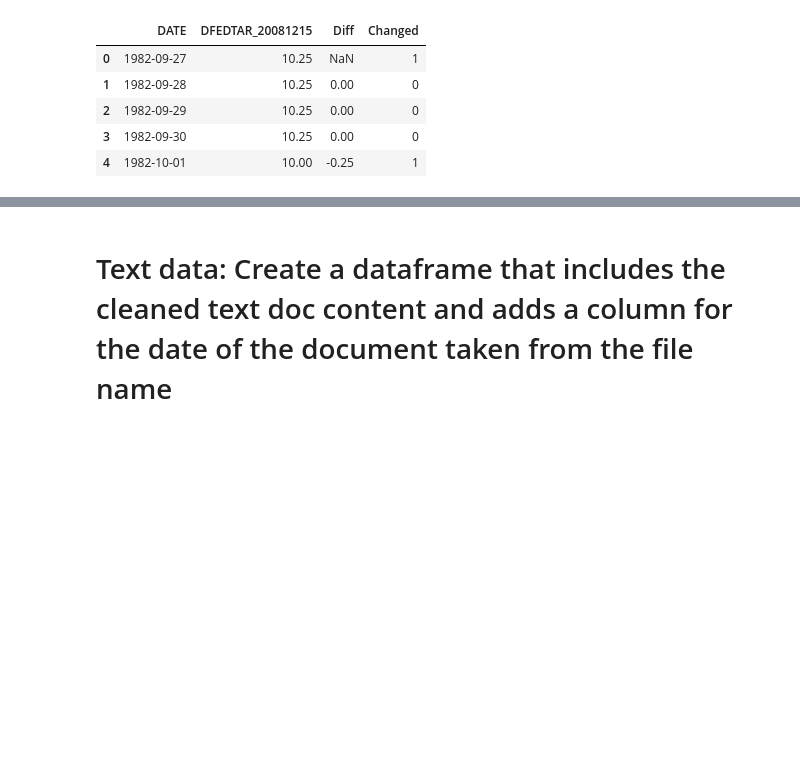
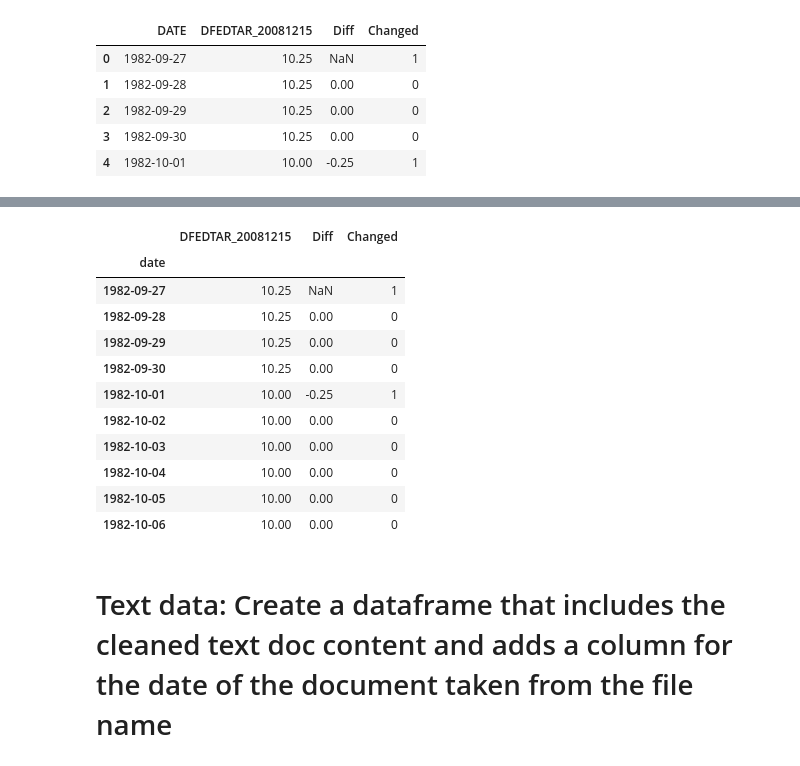
Before and after one commit to michellebonat/Fed_Funds_ML, a Jupyter notebook: Data.ipynb, the cells around one changed output, grey strips where cells are left out. Cells and saved outputs as stored; diff of their text form; code cells hidden in the pictures; blank space fills up the shorter version.

```diff
--- a/Data.ipynb
+++ b/Data.ipynb
@@ -97,3 +75,7 @@ df.head()
 | 2 | 1982-09-29 | 10.25 | 0.00 | 0 |
 | 3 | 1982-09-30 | 10.25 | 0.00 | 0 |
 | 4 | 1982-10-01 | 10.00 | -0.25 | 1 |
+# %%
+# Change the 'DATE' column to lower case 'date' so it looks better
+df.rename(columns={'DATE':'date'}, inplace=True)
+df.head()
@@ -100,3 +101,20 @@ df.head()
+# %%
+# Sort rate df by the index (which is now set to 'date')
+df = df.sort_index()
+df.head(10)
+# %% [output]
+|  | DFEDTAR_20081215 | Diff | Changed |
+| date |  |  |  |
+| 1982-09-27 | 10.25 | NaN | 1 |
+| 1982-09-28 | 10.25 | 0.00 | 0 |
+| 1982-09-29 | 10.25 | 0.00 | 0 |
+| 1982-09-30 | 10.25 | 0.00 | 0 |
+| 1982-10-01 | 10.00 | -0.25 | 1 |
+| 1982-10-02 | 10.00 | 0.00 | 0 |
+| 1982-10-03 | 10.00 | 0.00 | 0 |
+| 1982-10-04 | 10.00 | 0.00 | 0 |
+| 1982-10-05 | 10.00 | 0.00 | 0 |
+| 1982-10-06 | 10.00 | 0.00 | 0 |
 # %% [markdown]
 # Text data: Create a dataframe that includes the cleaned text doc content and adds a column for the date of the document taken from the file name
 # %%
```
Also changed, not shown: parts of 11 cells of this notebook.
